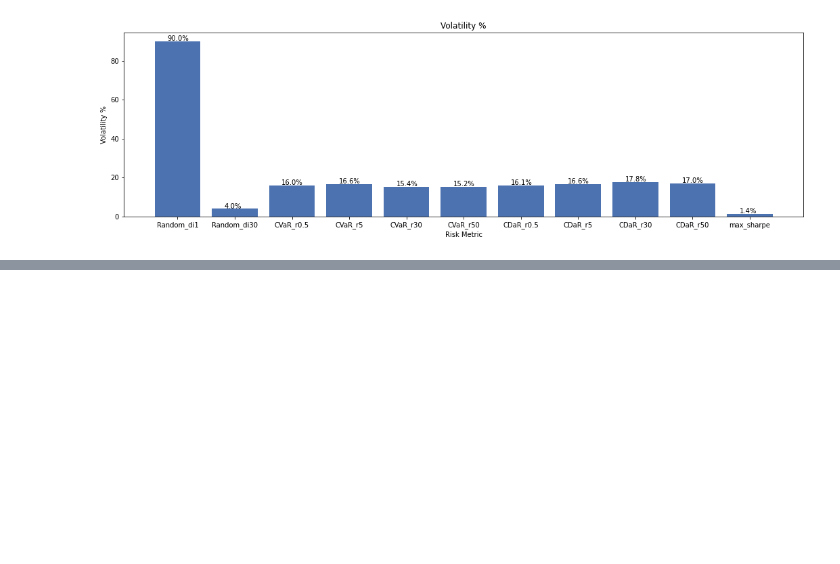
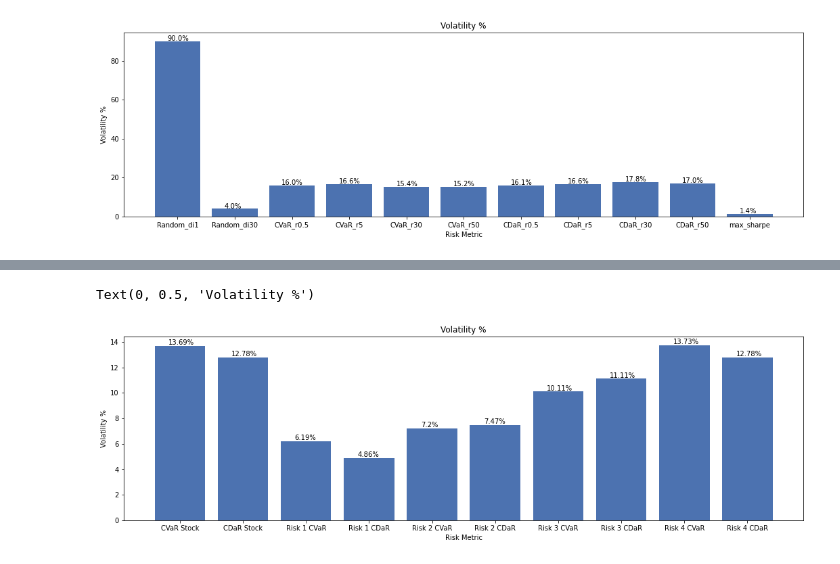
Before and after one commit to DavimenUC3M/IronIA-RoboAdvisor, a Jupyter notebook: notebooks/Test results.ipynb, the cells around one changed output, grey strips where cells are left out. Cells and saved outputs as stored; diff of their text form; code cells hidden in the pictures; blank space fills up the shorter version.

```diff
--- a/notebooks/Test results.ipynb
+++ b/notebooks/Test results.ipynb
@@ -384,0 +440,14 @@ Text(0, 0.5, 'Volatility %')
+# %%
+labels = final_results_df["Method"].values
+
+plt.bar(labels,final_results_df["Volatility %"],label="Volatility %")
+
+for index, value in enumerate(final_results_df["Volatility %"]):
+    plt.text(index-0.18, value+0.1, str(value)+"%")
+
+plt.title("Volatility %")
+plt.xlabel("Risk Metric")
+plt.ylabel("Volatility %")
+# %% [output]
+Text(0, 0.5, 'Volatility %')
+[figure, added]
```
Also changed, not shown: parts of 13 cells of this notebook, 43 other files.
